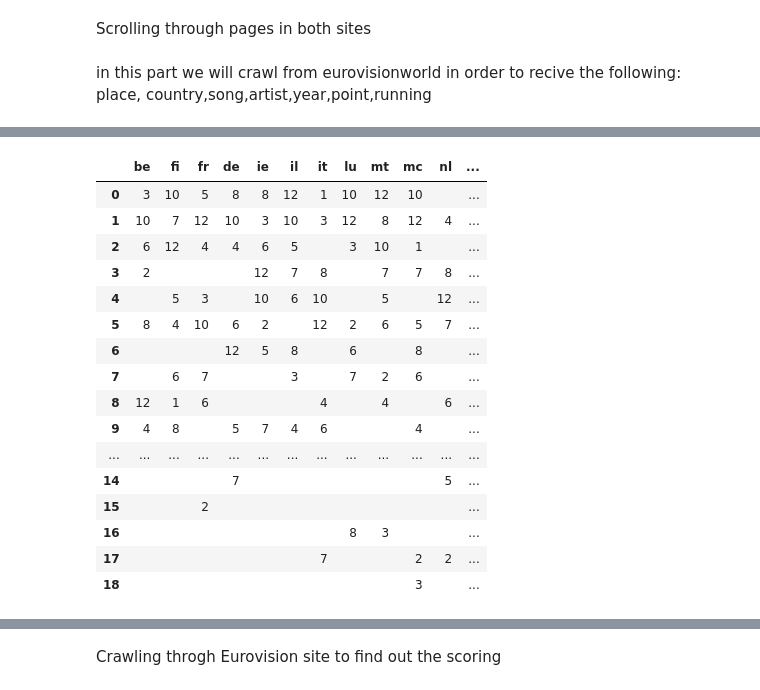
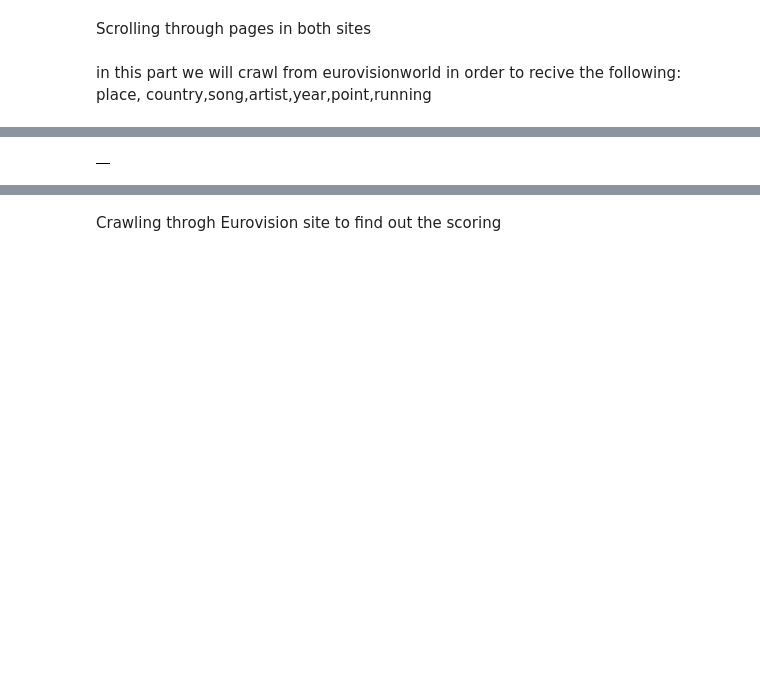
Before and after one commit to LiramGoli/eurovision_Project, a Jupyter notebook: eurovision.ipynb, the cells around one changed output, grey strips where cells are left out. Drawn from its saved outputs; the diff is of its cells as text; code cells hidden in the pictures; blank space fills up the shorter version.

```diff
--- a/eurovision.ipynb
+++ b/eurovision.ipynb
@@ -68,11 +68,12 @@ points_year=[]
 #from wikipedia
 vote_array=[]
 vote_dict={}
+vote_dict_by_year={}
 # %% [markdown]
 in this part we will crawl from eurovisionworld in order to recive the following: place, country,song,artist,year,point,running
 # %%
 driver.get("https://eurovisionworld.com/eurovision/1975")
-while Syear<=1977:
+while Syear<=1976:
     location=driver.find_element_by_xpath('//*[@id="page"]/div[2]/main/div/div[1]/div[1]/span/span/a').text.split(' ')[0]
     #taking data from the general board
     general_Table =driver.find_element_by_xpath('//*[@id="voting_table"]/table/tbody')
@@ -93,22 +94,28 @@ while Syear<=1977:
 
     scoring_Table=driver.find_element_by_xpath('//*[@id="scoreboard"]/div/div[1]/table/tbody')
     table_head=driver.find_element_by_xpath('//*[@id="scoreboard"]/div/div[1]/table/thead/tr')
+    to_countries=[]
 
     i=1
-    tablesize=len(year)-tablesize-1
+    tablesize=len(year)-tablesize
     for country_name in table_head.find_elements_by_css_selector('td'):
-        if i>=tablesize:
+        if i>tablesize:
             break
         for row in scoring_Table.find_elements_by_css_selector('tr'):
             vote_array.append(row.find_elements_by_tag_name('td')[i+3].text)
-            print(i)
+            # print(i)
         vote_dict[country_name.find_element_by_xpath(f'//*[@id="scoreboard"]/div/div[1]/table/thead/tr/td[{i+1}]').get_attribute('data-from')]=vote_array
         vote_array=[]
         i+=1
+    #
+    for row in scoring_Table.find_elements_by_css_selector('tr'):
+         to_countries.append(row.find_elements_by_css_selector('td')[2].text)
 
 
-
-
+    vote_dict_by_year[Syear]=[to_countries,vote_dict]
+    to_countries=[]
+    country_name=[]
+    vote_dict={}
     Syear+=1
     move_page_euroWorld(Syear)
     if Syear==2020:
@@ -171,21 +123,7 @@ IndexError: list index out of range
 # %%
 pd2=pd.DataFrame(vote_dict)
+pd2.index=to_countries
+pd2=pd2.T
 pd2
 # %% [output]
-|  | be | fi | fr | de | ie | il | it | lu | mt | mc | nl | ... |
-| 0 | 3 | 10 | 5 | 8 | 8 | 12 | 1 | 10 | 12 | 10 |  | ... |
-| 1 | 10 | 7 | 12 | 10 | 3 | 10 | 3 | 12 | 8 | 12 | 4 | ... |
-| 2 | 6 | 12 | 4 | 4 | 6 | 5 |  | 3 | 10 | 1 |  | ... |
-| 3 | 2 |  |  |  | 12 | 7 | 8 |  | 7 | 7 | 8 | ... |
-| 4 |  | 5 | 3 |  | 10 | 6 | 10 |  | 5 |  | 12 | ... |
-| 5 | 8 | 4 | 10 | 6 | 2 |  | 12 | 2 | 6 | 5 | 7 | ... |
-| 6 |  |  |  | 12 | 5 | 8 |  | 6 |  | 8 |  | ... |
-| 7 |  | 6 | 7 |  |  | 3 |  | 7 | 2 | 6 |  | ... |
-| 8 | 12 | 1 | 6 |  |  |  | 4 |  | 4 |  | 6 | ... |
-| 9 | 4 | 8 |  | 5 | 7 | 4 | 6 |  |  | 4 |  | ... |
-| ... | ... | ... | ... | ... | ... | ... | ... | ... | ... | ... | ... | ... |
-| 14 |  |  |  | 7 |  |  |  |  |  |  | 5 | ... |
-| 15 |  |  | 2 |  |  |  |  |  |  |  |  | ... |
-| 16 |  |  |  |  |  |  |  | 8 | 3 |  |  | ... |
-| 17 |  |  |  |  |  |  | 7 |  |  | 2 | 2 | ... |
-| 18 |  |  |  |  |  |  |  |  |  | 3 |  | ... |
+|  |
```
Also changed, not shown: parts of 4 cells of this notebook.
